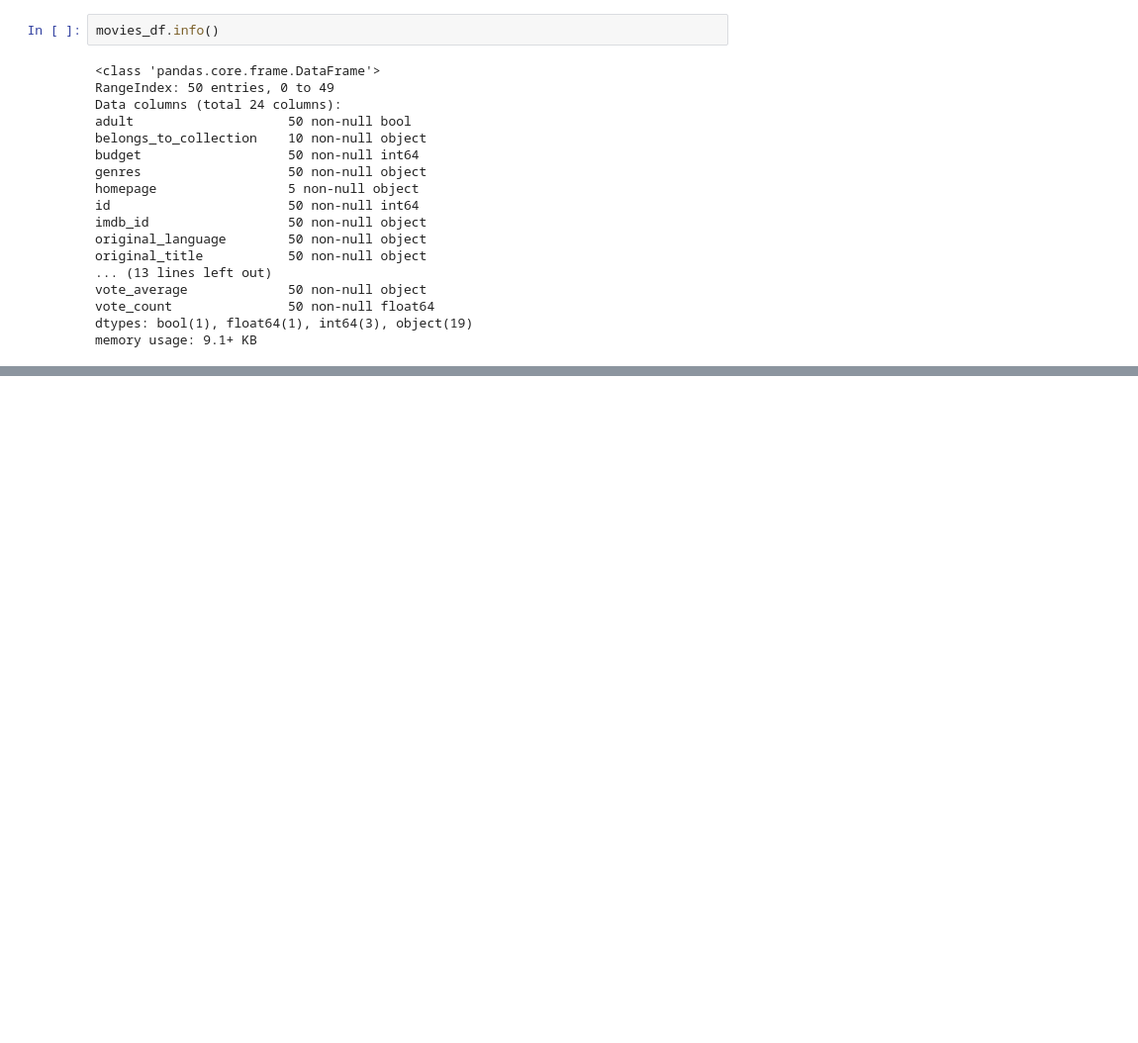
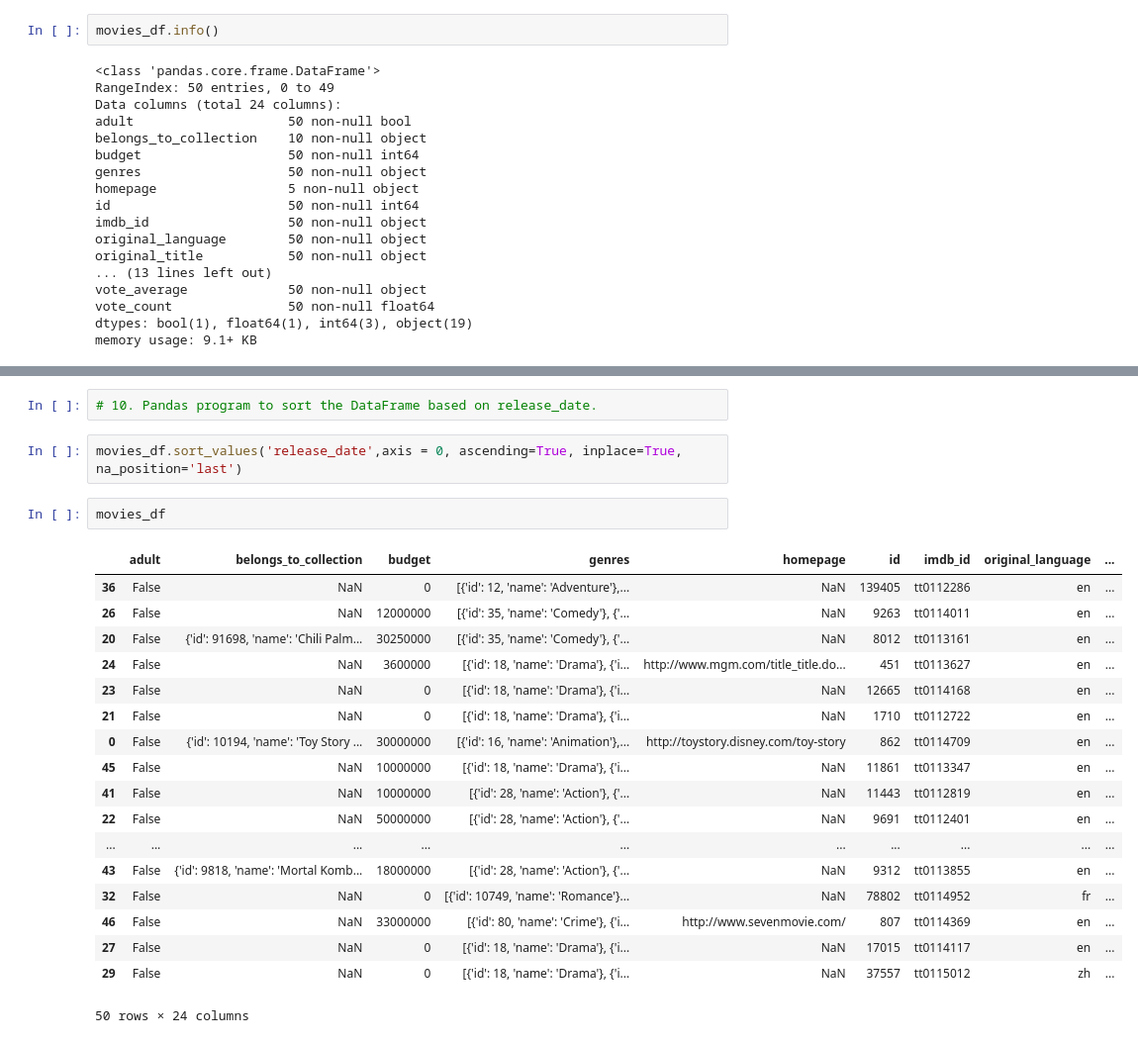
Before and after one commit to Ilvminvz/Movies_analysis, a Jupyter notebook: QTrials.ipynb, the cells around one changed output, grey strips where cells are left out. Shown at 99% size. Cells and saved outputs as stored; diff of their text form; blank space fills up the shorter version.

```diff
--- a/QTrials.ipynb
+++ b/QTrials.ipynb
@@ -71,0 +187,25 @@ memory usage: 9.1+ KB
+# %%
+# 10. Pandas program to sort the DataFrame based on release_date.
+# %%
+movies_df.sort_values('release_date',axis = 0, ascending=True, inplace=True, na_position='last')
+# %%
+movies_df
+# %% [output]
+|  | adult | belongs_to_collection | budget | genres | homepage | id | imdb_id | original_language | ... |
+| 36 | False | NaN | 0 | [{'id': 12, 'name': 'Adventure'},... | NaN | 139405 | tt0112286 | en | ... |
+| 26 | False | NaN | 12000000 | [{'id': 35, 'name': 'Comedy'}, {'... | NaN | 9263 | tt0114011 | en | ... |
+| 20 | False | {'id': 91698, 'name': 'Chili Palm... | 30250000 | [{'id': 35, 'name': 'Comedy'}, {'... | NaN | 8012 | tt0113161 | en | ... |
+| 24 | False | NaN | 3600000 | [{'id': 18, 'name': 'Drama'}, {'i... | http://www.mgm.com/title_title.do... | 451 | tt0113627 | en | ... |
+| 23 | False | NaN | 0 | [{'id': 18, 'name': 'Drama'}, {'i... | NaN | 12665 | tt0114168 | en | ... |
+| 21 | False | NaN | 0 | [{'id': 18, 'name': 'Drama'}, {'i... | NaN | 1710 | tt0112722 | en | ... |
+| 0 | False | {'id': 10194, 'name': 'Toy Story ... | 30000000 | [{'id': 16, 'name': 'Animation'},... | http://toystory.disney.com/toy-story | 862 | tt0114709 | en | ... |
+| 45 | False | NaN | 10000000 | [{'id': 18, 'name': 'Drama'}, {'i... | NaN | 11861 | tt0113347 | en | ... |
+| 41 | False | NaN | 10000000 | [{'id': 28, 'name': 'Action'}, {'... | NaN | 11443 | tt0112819 | en | ... |
+| 22 | False | NaN | 50000000 | [{'id': 28, 'name': 'Action'}, {'... | NaN | 9691 | tt0112401 | en | ... |
+| ... | ... | ... | ... | ... | ... | ... | ... | ... | ... |
+| 43 | False | {'id': 9818, 'name': 'Mortal Komb... | 18000000 | [{'id': 28, 'name': 'Action'}, {'... | NaN | 9312 | tt0113855 | en | ... |
+| 32 | False | NaN | 0 | [{'id': 10749, 'name': 'Romance'}... | NaN | 78802 | tt0114952 | fr | ... |
+| 46 | False | NaN | 33000000 | [{'id': 80, 'name': 'Crime'}, {'i... | http://www.sevenmovie.com/ | 807 | tt0114369 | en | ... |
+| 27 | False | NaN | 0 | [{'id': 18, 'name': 'Drama'}, {'i... | NaN | 17015 | tt0114117 | en | ... |
+| 29 | False | NaN | 0 | [{'id': 18, 'name': 'Drama'}, {'i... | NaN | 37557 | tt0115012 | zh | ... |
+50 rows × 24 columns
```
Also changed, not shown: parts of 15 cells of this notebook.
